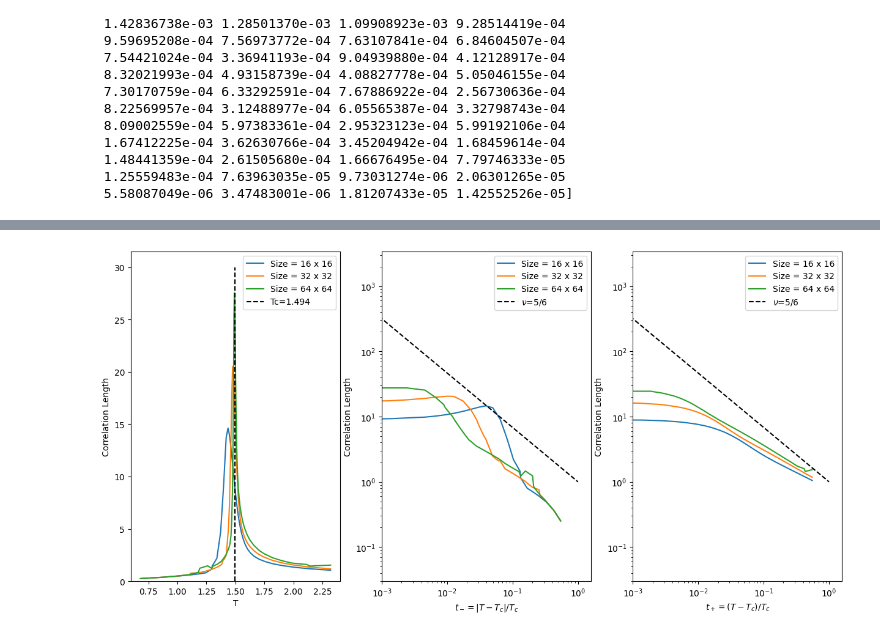
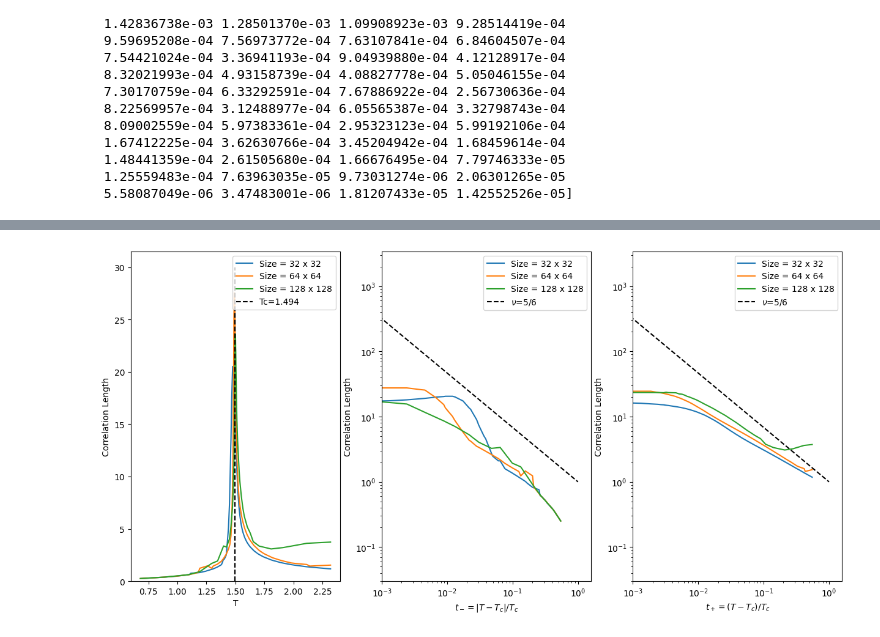
Before and after one commit to LEE-SungBin/spin_glass, a Jupyter notebook: analysis.ipynb, the cells around one changed output, grey strips where cells are left out. Saved outputs shown, nothing was run; the diff lists cells and outputs as text; code cells hidden in the pictures.

```diff
--- a/analysis.ipynb
+++ b/analysis.ipynb
@@ -49,7 +49,7 @@ alpha, beta, gamma, delta, nu, eta = (
 print(alpha, beta, gamma, delta, nu, eta)
 
 size_list, Jv_list = (
-    [8, 16, 32, 64],
+    [8, 16, 32, 64, 128],
     [0.0, 1.0, 2.0, 3.0],
 )
 
@@ -295,7 +295,7 @@ fig, ax = plt.subplots(nrows=2, ncols=3, figsize=(15, 12))
 
 Jv = 0.0
 
-for i, data in enumerate(result[size_list.index(16):size_list.index(64)+1, Jv_list.index(Jv)]):
+for i, data in enumerate(result[size_list.index(32):size_list.index(128)+1, Jv_list.index(Jv)]):
     for j, irr_dist in enumerate(data.irreducible_distance):
         ax[0,i].plot(irr_dist, data.correlation_function[j])
         ax[1,i].plot(irr_dist, data.correlation_function[j])
@@ -339,7 +339,7 @@ fig, ax = plt.subplots(nrows=1, ncols=3, figsize=(15, 7))
 # Tc = 1.492
 # nu = 5/6
 
-for data in result[size_list.index(16):size_list.index(64)+1, Jv_list.index(Jv)]:
+for data in result[size_list.index(32):size_list.index(128)+1, Jv_list.index(Jv)]:
     ax[0].plot(data.temperature, data.correlation_length, label=get_size(data))
     ax[1].plot((Tc-data.temperature)/Tc, data.correlation_length, label=get_size(data))
     ax[2].plot((data.temperature-Tc)/Tc, data.correlation_length, label=get_size(data))
@@ -349,34 +349,34 @@ ax[0].vlines(Tc, 0, 30, linestyle="--", color="k", label=f"Tc={Tc}")
 def g(x):
     return x**(-nu)
 x = np.linspace(0.0001, 1, 100)
 ax[1].plot(x, g(x), "--", color="k", label = fr"$\nu$={nu}")
 ax[2].plot(x, g(x), "--", color="k", label = fr"$\nu$={nu}")
 
 ax[0].legend(loc="best")
 ax[0].set_ylim([0, None])
 ax[0].set_xlabel("T")
 ax[0].set_ylabel("Correlation Length")
 
 ax[1].legend(loc="best")
 ax[1].set_yscale("log")
 ax[1].set_xscale("log")
 ax[1].set_xlabel(r"$t_-=|T-T_c|/T_c$")
 ax[1].set_ylabel("Correlation Length")
 ax[1].set_xlim([1.e-3, None])
 ax[1].set_ylim([3.e-2, None])
 
 ax[2].legend(loc="best")
 ax[2].set_yscale("log")
 ax[2].set_xscale("log")
 ax[2].set_xlabel(r"$t_+=(T-T_c)/T_c$")
 ax[2].set_ylabel("Correlation Length")
 ax[2].set_xlim([1.e-3, None])
 ax[2].set_ylim([3.e-2, None])
 
 plt.legend()
 plt.show()
 # %% [output]
-[figure, old version]
+[figure, new version]
 # %%
 # x_min, x_max = (1, size/max(16/np.sqrt(size),8))
 
```
Also changed, not shown: parts of 7 cells of this notebook, 51 other files.
